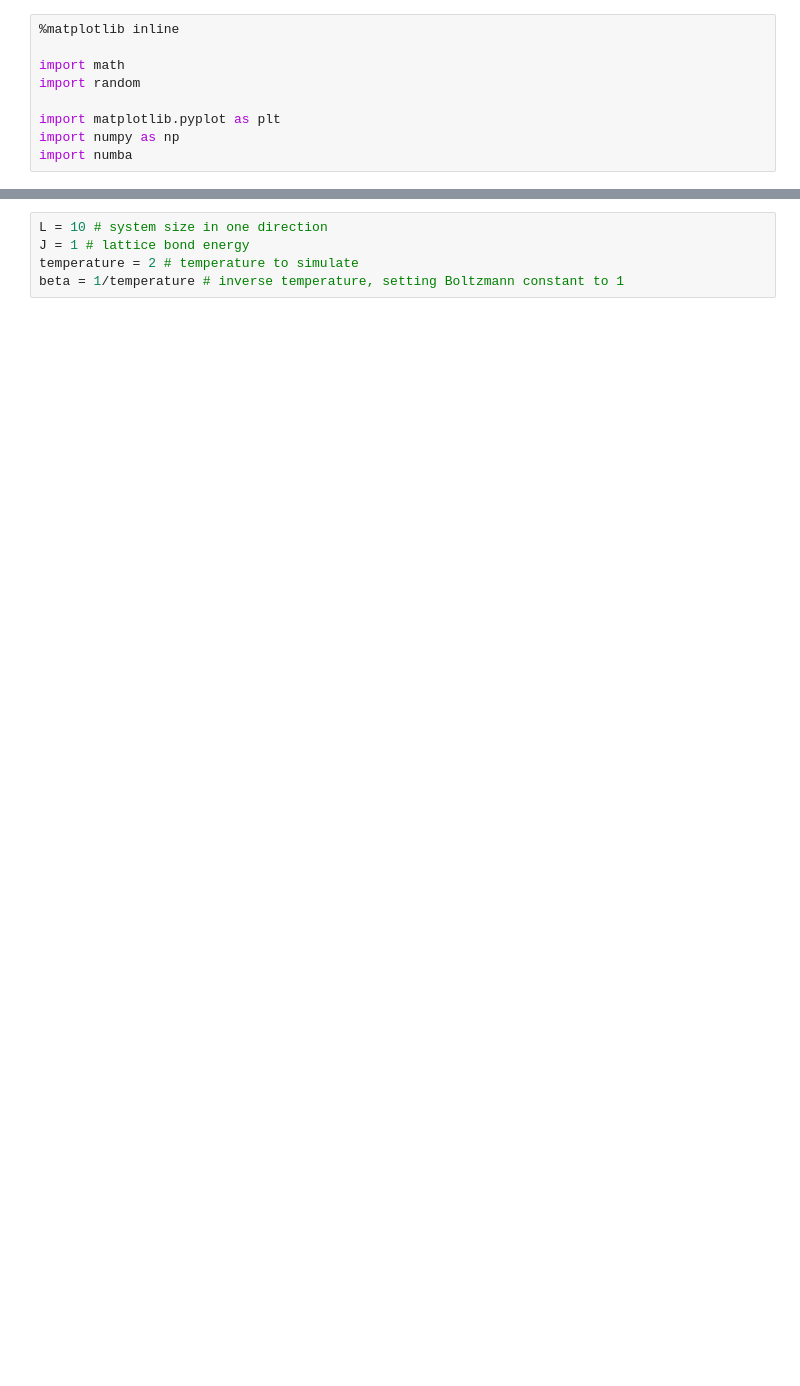
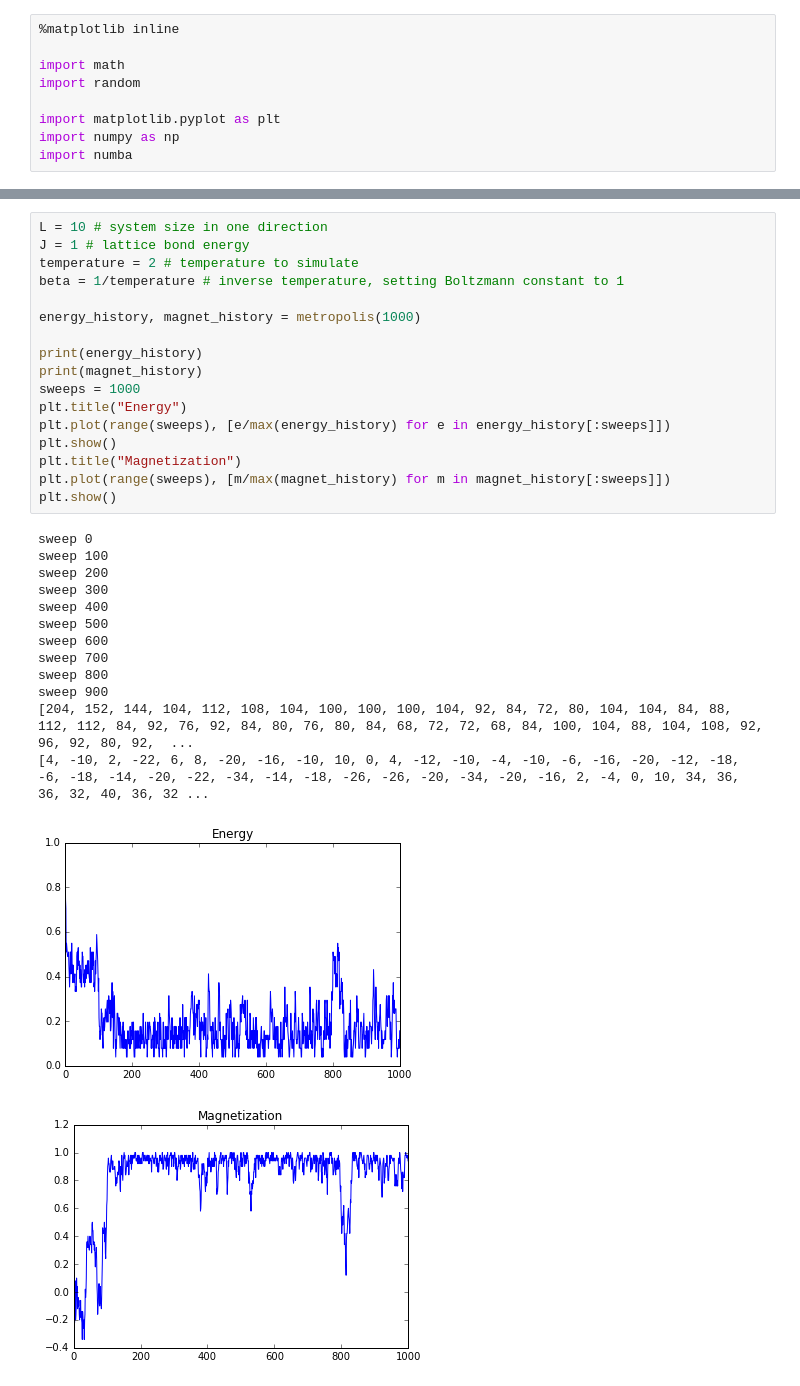
Before and after one commit to teunzwart/bachelor-project, a Jupyter notebook: code/Metropolis-Ising.ipynb, the cells around one changed output, grey strips where cells are left out. Saved outputs shown, nothing was run; the diff lists cells and outputs as text; blank space fills up the shorter version.

```diff
--- a/code/Metropolis-Ising.ipynb
+++ b/code/Metropolis-Ising.ipynb
@@ -10,5 +73,32 @@ import numba
 # %%
 L = 10 # system size in one direction
 J = 1 # lattice bond energy
 temperature = 2 # temperature to simulate
 beta = 1/temperature # inverse temperature, setting Boltzmann constant to 1
+
+energy_history, magnet_history = metropolis(1000)
+
+print(energy_history)
+print(magnet_history)
+sweeps = 1000
+plt.title("Energy")
+plt.plot(range(sweeps), [e/max(energy_history) for e in energy_history[:sweeps]])
+plt.show()
+plt.title("Magnetization")
+plt.plot(range(sweeps), [m/max(magnet_history) for m in magnet_history[:sweeps]])
+plt.show()
+# %% [output]
+sweep 0
+sweep 100
+sweep 200
+sweep 300
+sweep 400
+sweep 500
+sweep 600
+sweep 700
+sweep 800
+sweep 900
+[204, 152, 144, 104, 112, 108, 104, 100, 100, 100, 104, 92, 84, 72, 80, 104, 104, 84, 88, 112, 112, 84, 92, 76, 92, 84, 80, 76, 80, 84, 68, 72, 72, 68, 84, 100, 104, 88, 104, 108, 92, 96, 92, 80, 92,  ...
+[4, -10, 2, -22, 6, 8, -20, -16, -10, 10, 0, 4, -12, -10, -4, -10, -6, -16, -20, -12, -18, -6, -18, -14, -20, -22, -34, -14, -18, -26, -26, -20, -34, -20, -16, 2, -4, 0, 10, 34, 36, 36, 32, 40, 36, 32 ...
+[figure, added]
+[figure, added]
```
Also changed, not shown: parts of 12 cells of this notebook.
